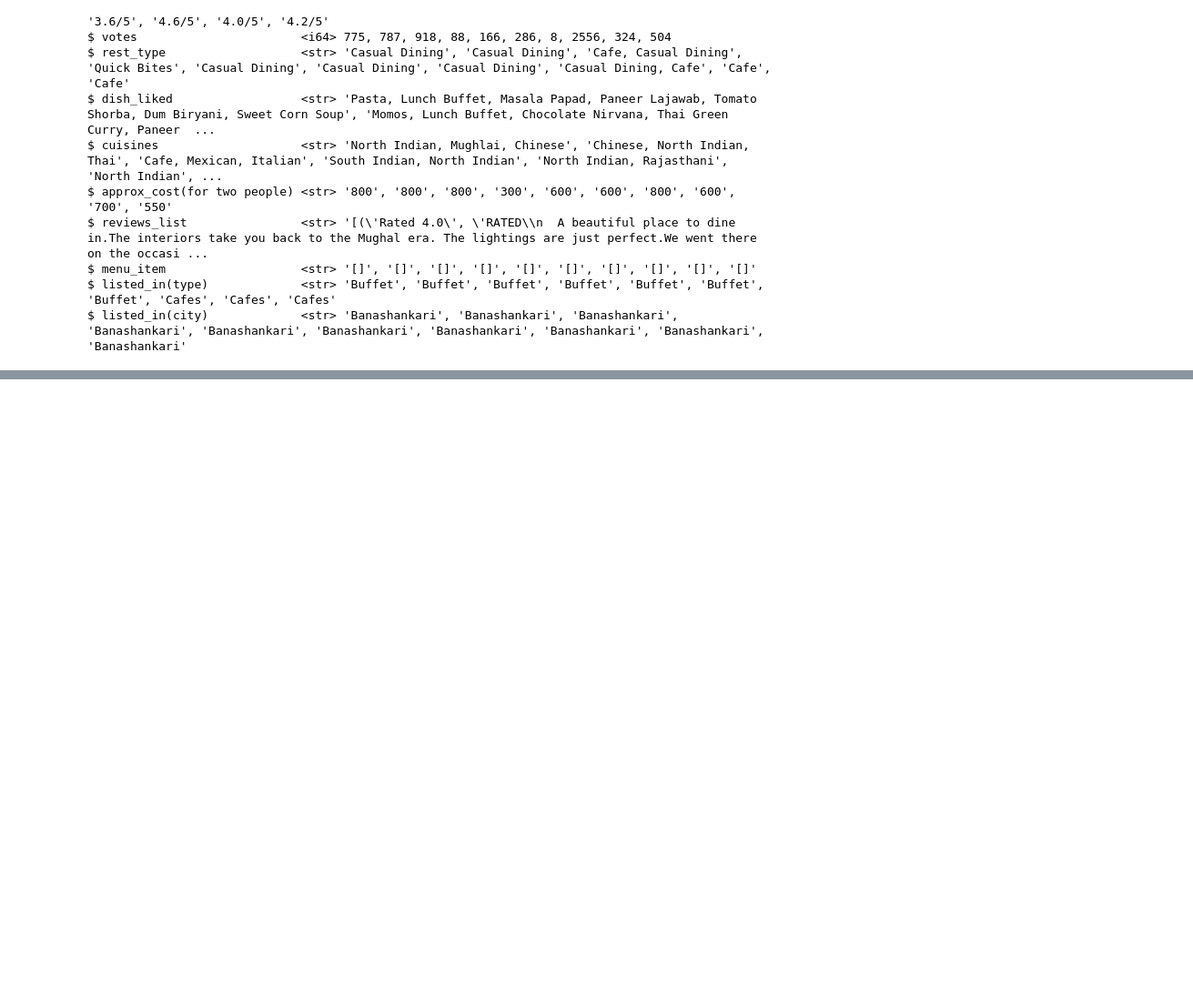
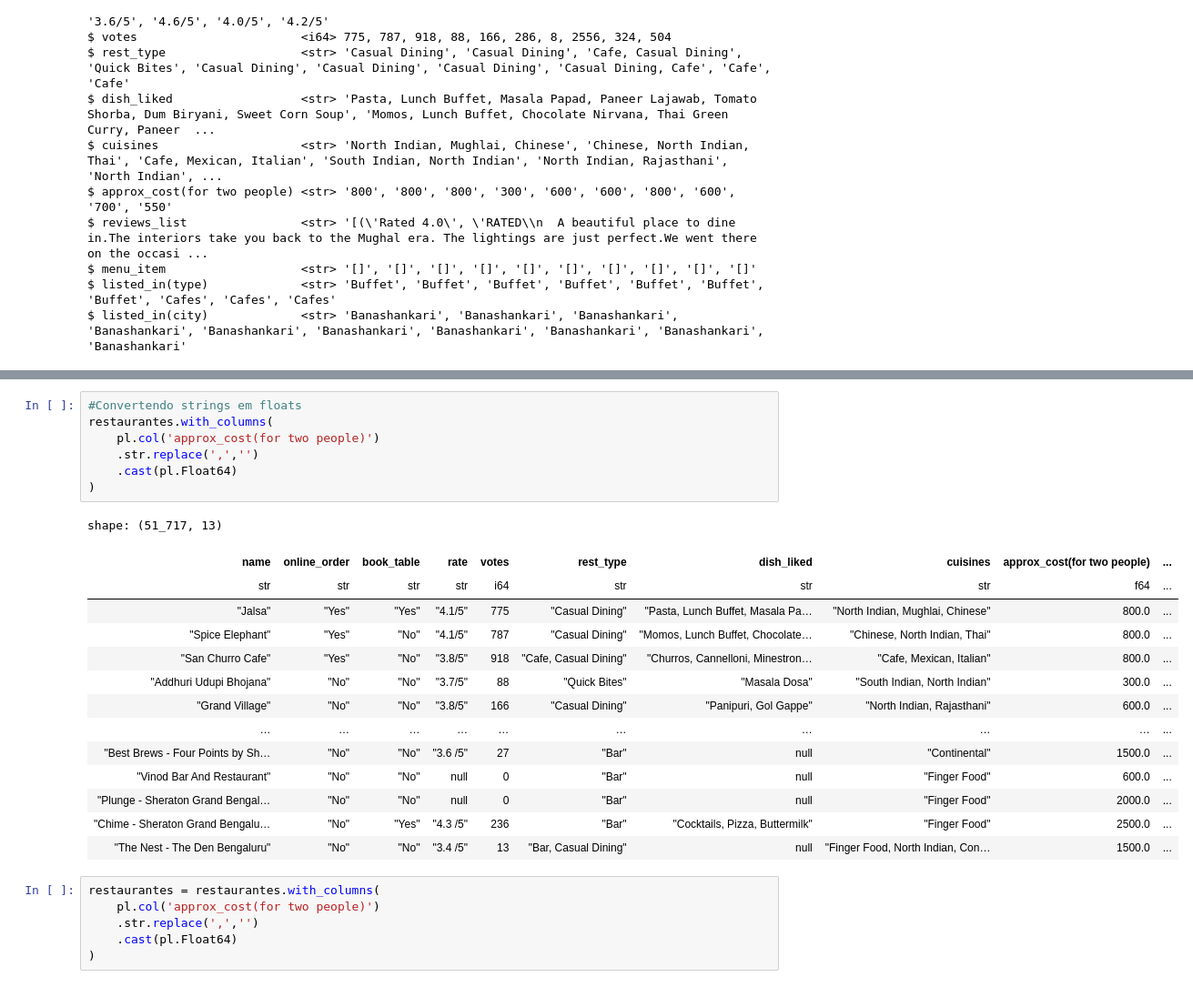
Before and after one commit to leandroclv/polars_alura, a Jupyter notebook: introducao.ipynb, the cells around one changed output, grey strips where cells are left out. Shown at 91% size. Saved outputs shown, nothing was run; the diff lists cells and outputs as text; blank space fills up the shorter version.

```diff
--- a/introducao.ipynb
+++ b/introducao.ipynb
@@ -44,0 +68,28 @@ $ listed_in(city)             <str> 'Banashankari', 'Banashankari', 'Banashankar
+# %%
+#Convertendo strings em floats
+restaurantes.with_columns(
+    pl.col('approx_cost(for two people)')
+    .str.replace(',','')
+    .cast(pl.Float64)
+)
+# %% [output]
+shape: (51_717, 13)
+| name | online_order | book_table | rate | votes | rest_type | dish_liked | cuisines | approx_cost(for two people) | ... |
+| str | str | str | str | i64 | str | str | str | f64 | ... |
+| "Jalsa" | "Yes" | "Yes" | "4.1/5" | 775 | "Casual Dining" | "Pasta, Lunch Buffet, Masala Pa… | "North Indian, Mughlai, Chinese" | 800.0 | ... |
+| "Spice Elephant" | "Yes" | "No" | "4.1/5" | 787 | "Casual Dining" | "Momos, Lunch Buffet, Chocolate… | "Chinese, North Indian, Thai" | 800.0 | ... |
+| "San Churro Cafe" | "Yes" | "No" | "3.8/5" | 918 | "Cafe, Casual Dining" | "Churros, Cannelloni, Minestron… | "Cafe, Mexican, Italian" | 800.0 | ... |
+| "Addhuri Udupi Bhojana" | "No" | "No" | "3.7/5" | 88 | "Quick Bites" | "Masala Dosa" | "South Indian, North Indian" | 300.0 | ... |
+| "Grand Village" | "No" | "No" | "3.8/5" | 166 | "Casual Dining" | "Panipuri, Gol Gappe" | "North Indian, Rajasthani" | 600.0 | ... |
+| … | … | … | … | … | … | … | … | … | ... |
+| "Best Brews - Four Points by Sh… | "No" | "No" | "3.6 /5" | 27 | "Bar" | null | "Continental" | 1500.0 | ... |
+| "Vinod Bar And Restaurant" | "No" | "No" | null | 0 | "Bar" | null | "Finger Food" | 600.0 | ... |
+| "Plunge - Sheraton Grand Bengal… | "No" | "No" | null | 0 | "Bar" | null | "Finger Food" | 2000.0 | ... |
+| "Chime - Sheraton Grand Bengalu… | "No" | "Yes" | "4.3 /5" | 236 | "Bar" | "Cocktails, Pizza, Buttermilk" | "Finger Food" | 2500.0 | ... |
+| "The Nest - The Den Bengaluru" | "No" | "No" | "3.4 /5" | 13 | "Bar, Casual Dining" | null | "Finger Food, North Indian, Con… | 1500.0 | ... |
+# %%
+restaurantes = restaurantes.with_columns(
+    pl.col('approx_cost(for two people)')
+    .str.replace(',','')
+    .cast(pl.Float64)
+)
```
Also changed, not shown: parts of 6 cells of this notebook.
